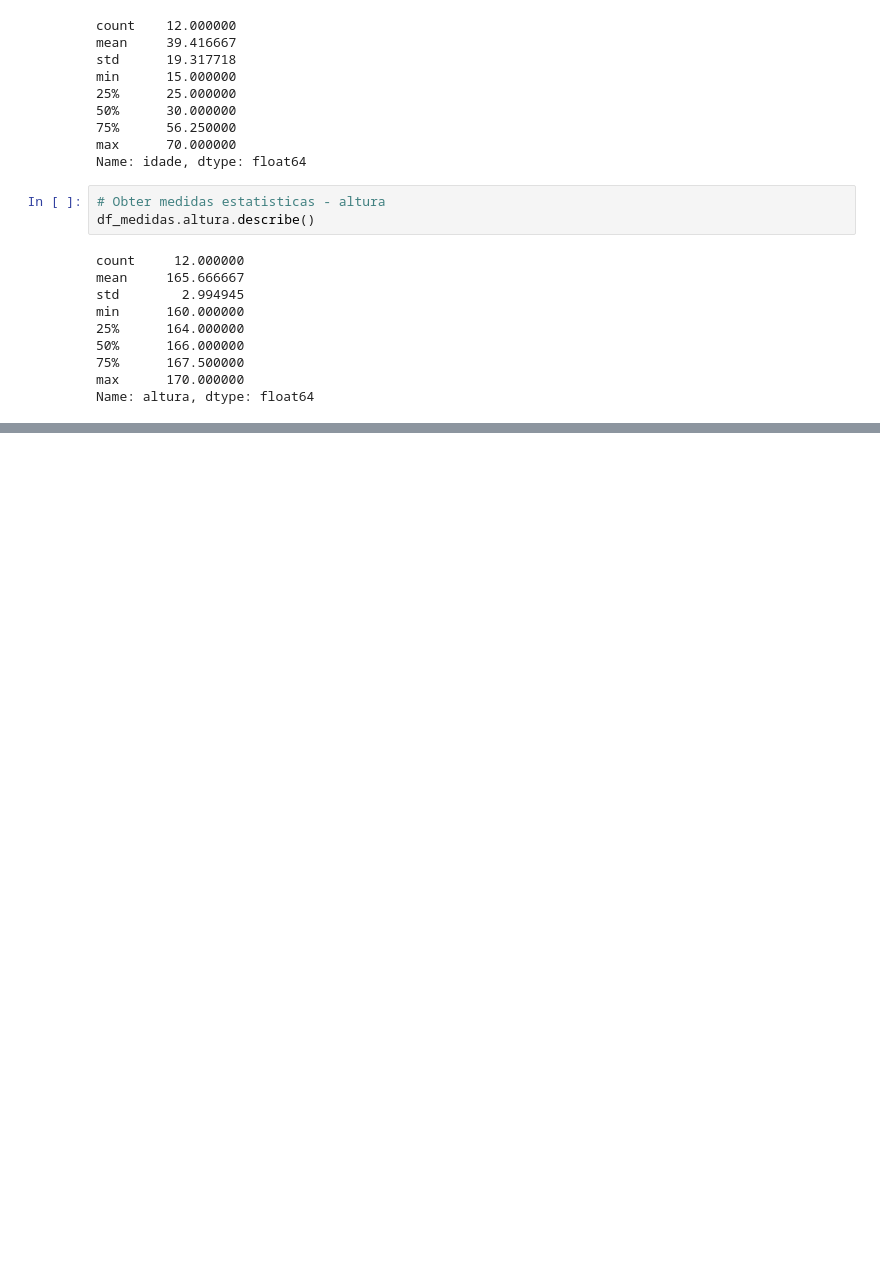
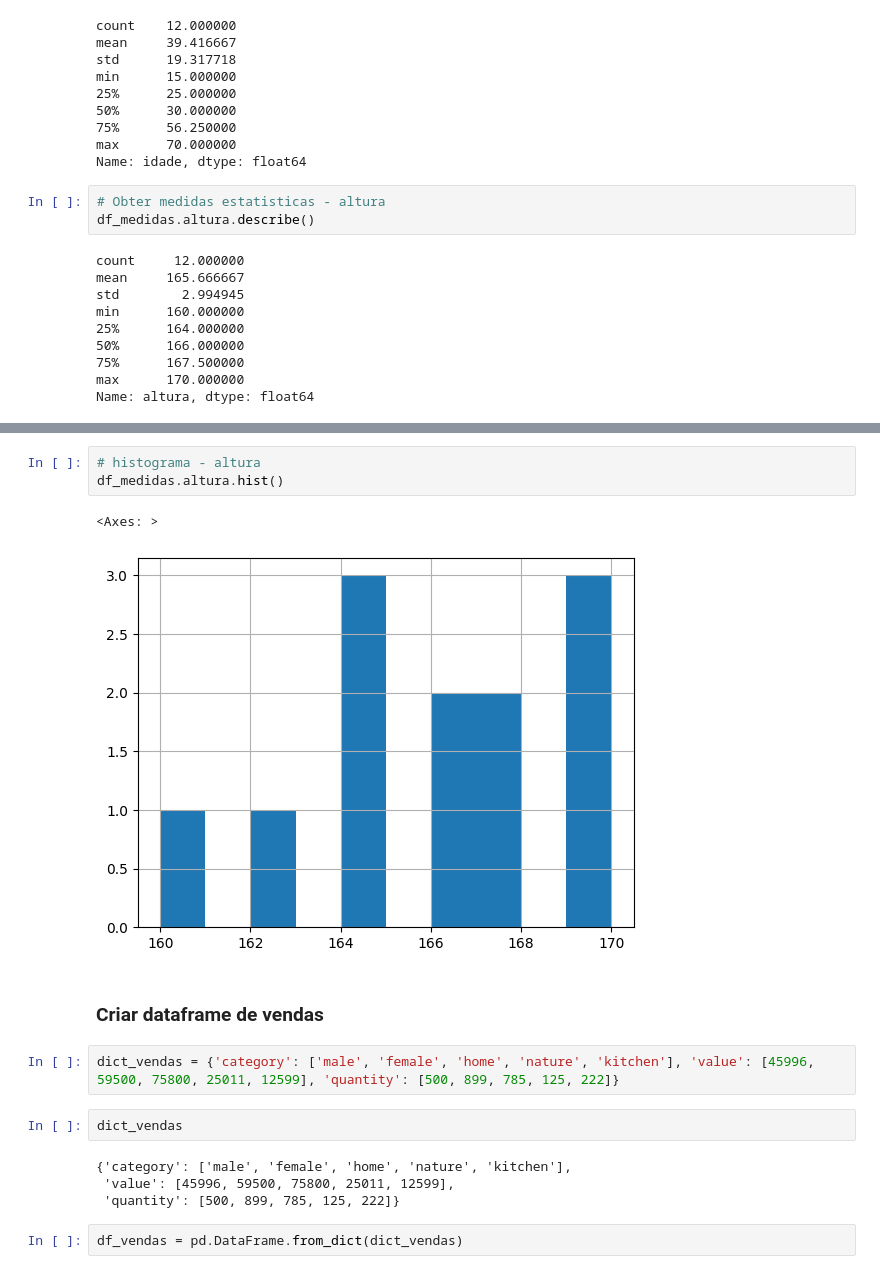
Before and after one commit to leomelegari/medidas-python-ai, a Jupyter notebook: estatistica_devs.ipynb, the cells around one changed output, grey strips where cells are left out. Saved outputs shown, nothing was run; the diff lists cells and outputs as text; blank space fills up the shorter version.

```diff
--- a/estatistica_devs.ipynb
+++ b/estatistica_devs.ipynb
@@ -132,0 +162,18 @@ Name: altura, dtype: float64
+# %%
+# histograma - altura
+df_medidas.altura.hist()
+# %% [output]
+<Axes: >
+[figure, added]
+# %% [markdown]
+### Criar dataframe de vendas
+# %%
+dict_vendas = {'category': ['male', 'female', 'home', 'nature', 'kitchen'], 'value': [45996, 59500, 75800, 25011, 12599], 'quantity': [500, 899, 785, 125, 222]}
+# %%
+dict_vendas
+# %% [output]
+{'category': ['male', 'female', 'home', 'nature', 'kitchen'],
+ 'value': [45996, 59500, 75800, 25011, 12599],
+ 'quantity': [500, 899, 785, 125, 222]}
+# %%
+df_vendas = pd.DataFrame.from_dict(dict_vendas)
```
Also changed, not shown: parts of 11 cells of this notebook, 2 other files.
